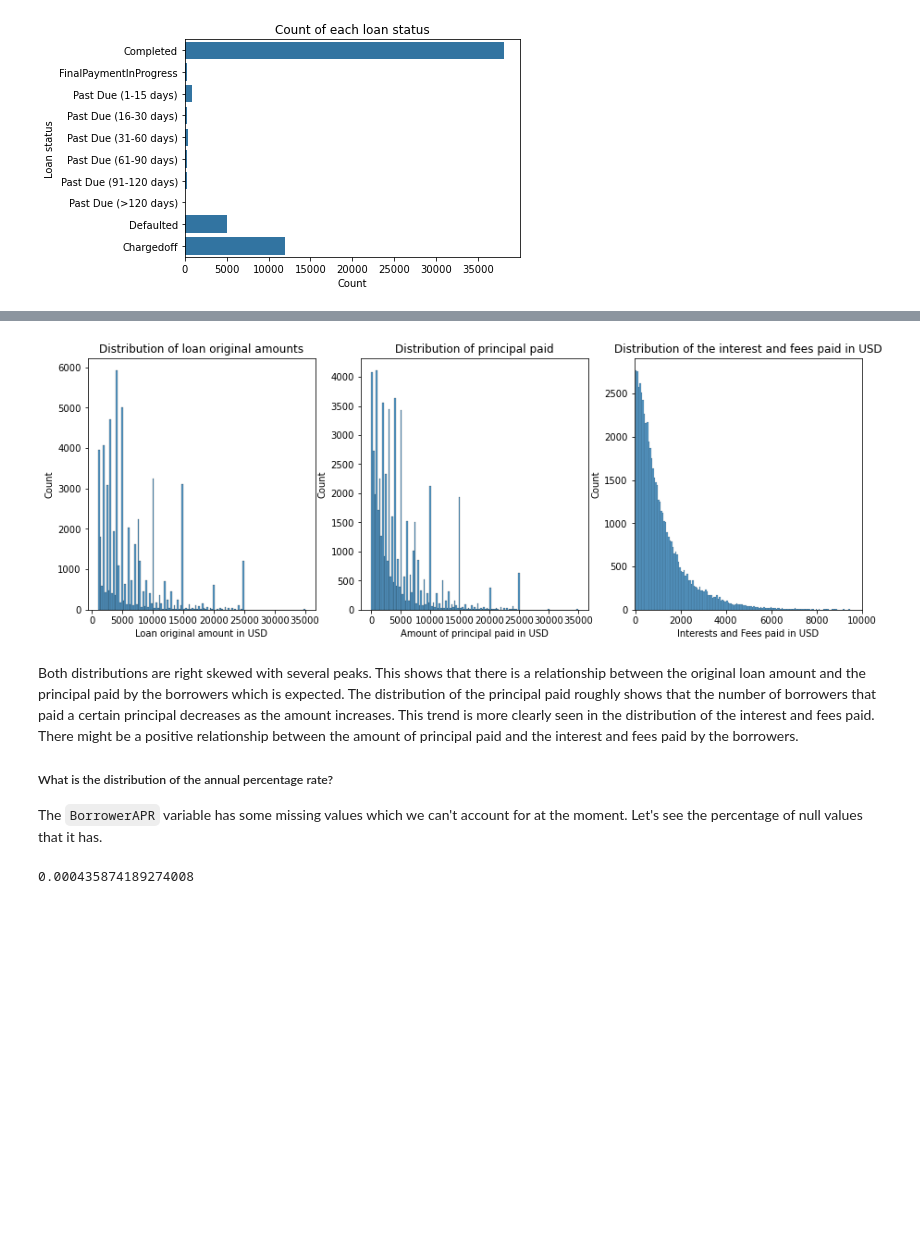
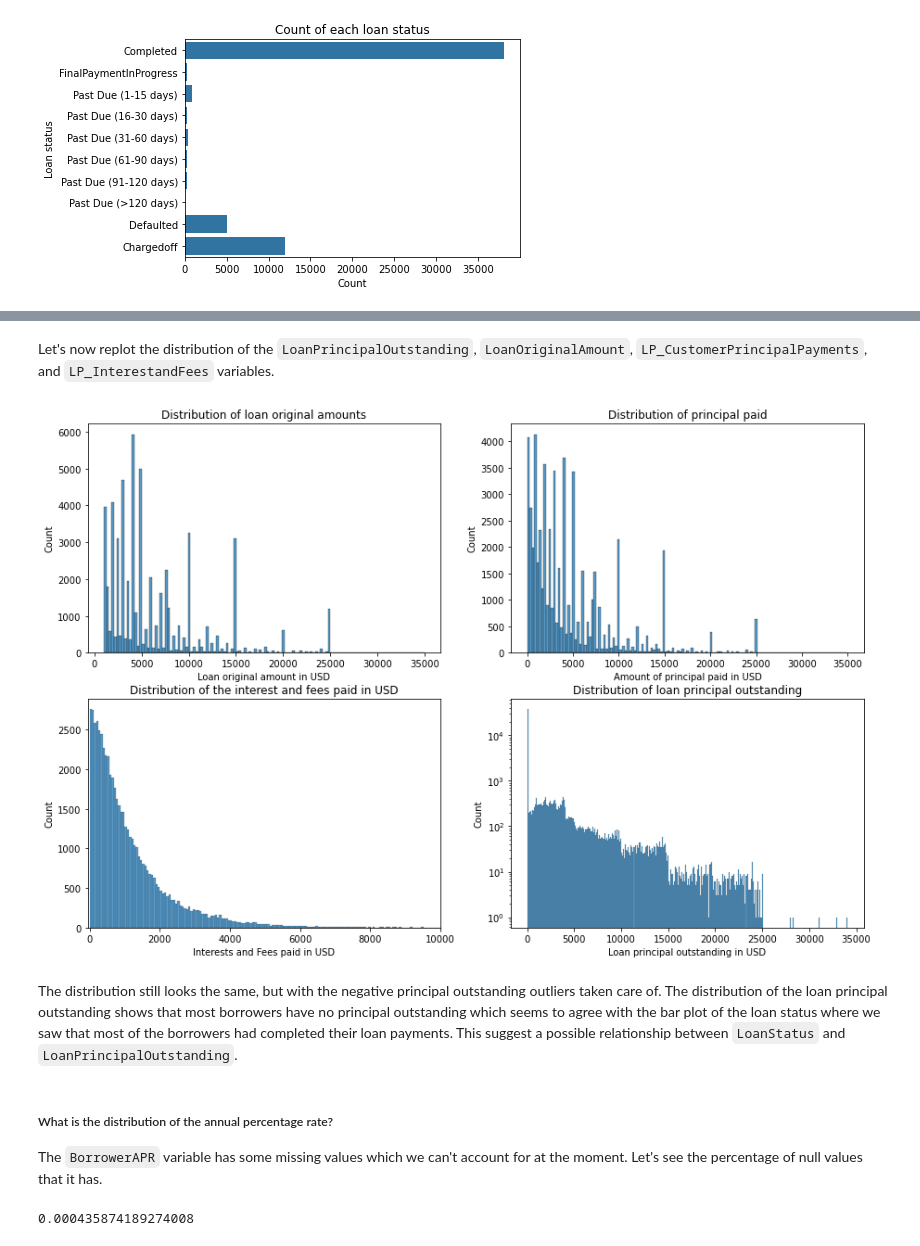
Before and after one commit to cnikoro/prosper_loan_eda, a Jupyter notebook: Part_I_exploration_template.ipynb, the cells around one changed output, grey strips where cells are left out. Saved outputs shown, nothing was run; the diff lists cells and outputs as text; code cells hidden in the pictures; blank space fills up the shorter version.

```diff
--- a/Part_I_exploration_template.ipynb
+++ b/Part_I_exploration_template.ipynb
@@ -281,0 +468,20 @@ The distribution of the stated monthly income is slightly right-skewed with a co
+# %%
+# add excess principal payments to LP_InterestandFees
+
+negative_principal_outstanding = loan_sub_data[loan_sub_data.LoanPrincipalOutstanding<0]
+additional_interest_and_fees = negative_principal_outstanding.LoanPrincipalOutstanding * -1
+
+to_replace = negative_principal_outstanding.LP_InterestandFees.values
+values = to_replace + additional_interest_and_fees.values
+
+loan_sub_data.LP_InterestandFees.replace(to_replace, values, inplace=True)
+
+# set LP_CustomerPrincipalPayments of these records to be the same as LoanOriginalAmount
+
+to_replace = negative_principal_outstanding.LP_CustomerPrincipalPayments.values
+values = negative_principal_outstanding.LoanOriginalAmount.values
+
+loan_sub_data.LP_CustomerPrincipalPayments.replace(to_replace, values, inplace=True)
+
+loan_sub_data[loan_sub_data.LoanPrincipalOutstanding < 0][['LoanOriginalAmount', 'LP_CustomerPrincipalPayments',
+                                                             'LP_CustomerPayments', 'LP_InterestandFees']]
@@ -281,0 +504,6 @@ The distribution of the stated monthly income is slightly right-skewed with a co
+# %%
+to_replace = negative_principal_outstanding.LoanPrincipalOutstanding.values
+
+loan_sub_data.LoanPrincipalOutstanding.replace(to_replace, 0, inplace=True)
+
+loan_sub_data.LoanPrincipalOutstanding.value_counts()
@@ -282,41 +523,52 @@ The distribution of the stated monthly income is slightly right-skewed with a co
+# %% [markdown]
+Let's now replot the distribution of the `LoanPrincipalOutstanding`, `LoanOriginalAmount`, `LP_CustomerPrincipalPayments`, and `LP_InterestandFees` variables.
 # %%
 # distribution of the original loan amount
 
-fig, axes = plt.subplots(1,3, figsize=(15,5))
+fig, axes = plt.subplots(2,2, figsize=(15,10))
 
 ax1 = sns.histplot(data=loan_sub_data, x='LoanOriginalAmount',
-                  bins=get_bin_counts(loan_sub_data.LoanOriginalAmount), ax=axes[0])
+                  bins=get_bin_counts(loan_sub_data.LoanOriginalAmount), ax=axes[0][0])
 
 ax1.set(xlabel='Loan original amount in USD',
         title='Distribution of loan original amounts')
 
 # distribution of the amount of principal paid
 
 ax2 = sns.histplot(data=loan_sub_data, x='LP_CustomerPrincipalPayments',
-                   bins=get_bin_counts(loan_sub_data.LP_CustomerPayments), ax=axes[1])
+                   bins=get_bin_counts(loan_sub_data.LP_CustomerPayments), ax=axes[0][1])
 
 ax2.set(xlabel='Amount of principal paid in USD',
         title='Distribution of principal paid')
 
 # distribution of the interest and fees paid
 
 ax3 = sns.histplot(data=loan_sub_data, x='LP_InterestandFees',
-               bins=get_bin_counts(loan_sub_data.LP_InterestandFees), ax=axes[2])
+               bins=get_bin_counts(loan_sub_data.LP_InterestandFees), ax=axes[1][0])
 
 ax3.set_xlim(-50, 10000)
 
 ax3.set(xlabel='Interests and Fees paid in USD',
         title='Distribution of the interest and fees paid in USD')
 
+# distribution of the loan principal outstanding on a log scale along the y-axis
+
+ax4 = sns.histplot(data=loan_sub_data, x='LoanPrincipalOutstanding',
+            bins=get_bin_counts(loan_sub_data.LoanPrincipalOutstanding), ax=axes[1][1])
+
+ax4.set_yscale('log')
+ax4.set_xlabel('Loan principal outstanding in USD')
+ax4.set_title('Distribution of loan principal outstanding')
+
 plt.show();
 # %% [output]
-[figure, old version]
+[figure, new version]
-# %% [markdown]
-Both distributions are right skewed with several peaks. This shows that there is a relationship between the original loan amount and the principal paid by the borrowers which is expected. The distribution of the principal paid roughly shows that the number of borrowers that paid a certain principal decreases as the amount increases. This trend is more clearly seen in the distribution of the interest and fees paid. There might be a positive relationship between the amount of principal paid and the interest and fees paid by the borrowers.
-
-##### What is the distribution of the annual percentage rate?
-
-The `BorrowerAPR` variable has some missing values which we can't account for at the moment. Let's see the percentage of null values that it has.
+# %% [markdown]
+The distribution still looks the same, but with the negative principal outstanding outliers taken care of. The distribution of the loan principal outstanding shows that most borrowers have no principal outstanding which seems to agree with the bar plot of the loan status where we saw that most of the borrowers had completed their loan payments. This suggest a possible relationship between `LoanStatus` and `LoanPrincipalOutstanding`.
+# %% [markdown]
+##### What is the distribution of the annual percentage rate?
+
+The `BorrowerAPR` variable has some missing values which we can't account for at the moment. Let's see the percentage of null values that it has.
 # %%
 loan_sub_data.BorrowerAPR.isna().sum()/loan_sub_data.BorrowerAPR.shape[0]
 # %% [output]
```
Also changed, not shown: parts of 47 cells of this notebook.
